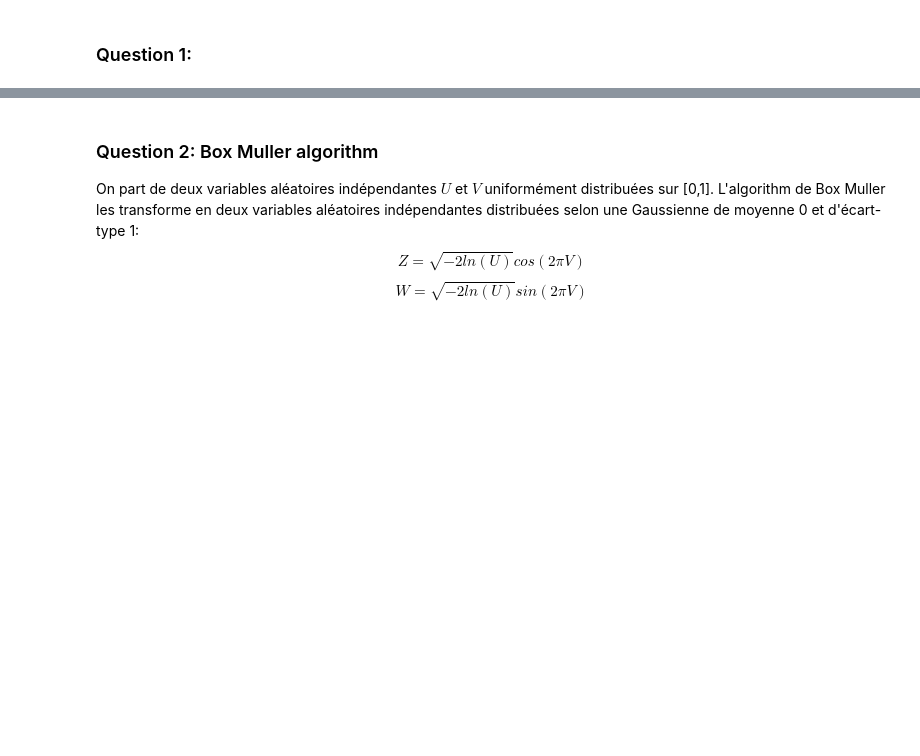
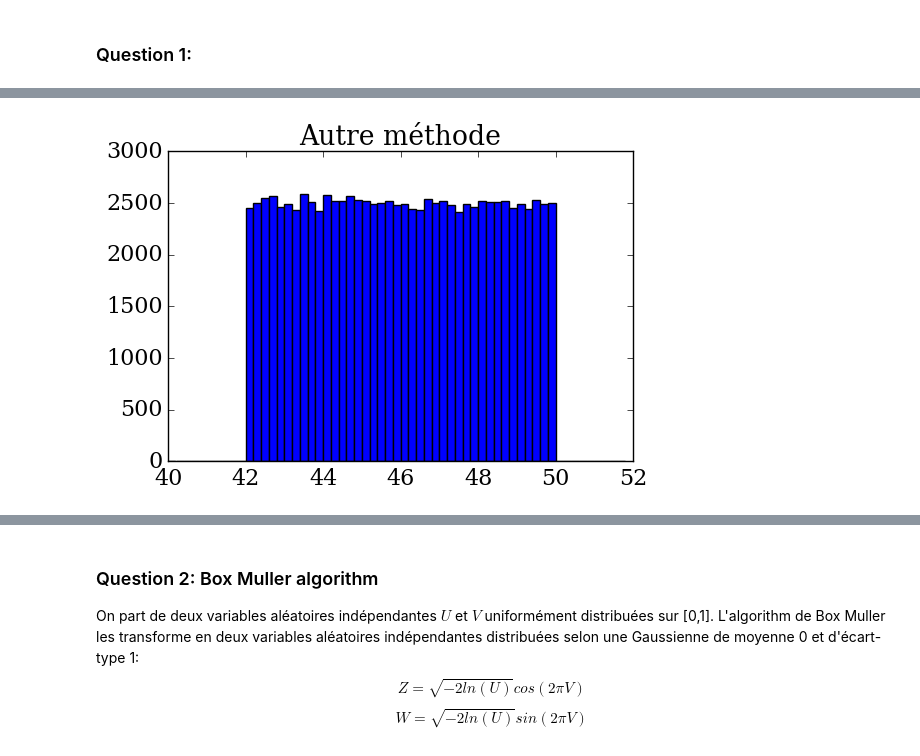
Before and after one commit to be-rays/Module6_MonteCarlo, a Jupyter notebook: MonteCarlo.ipynb, the cells around one changed output, grey strips where cells are left out. Cells and saved outputs as stored; diff of their text form; code cells hidden in the pictures; blank space fills up the shorter version.

```diff
--- a/MonteCarlo.ipynb
+++ b/MonteCarlo.ipynb
@@ -37 +30,9 @@ while i<(len(a)-1) :
     i+=1
+# %%
+i=0
+b=numpy.zeros(100000)
+while i<(len(a)-1) :
+
+    t=numpy.random.random()
+    b[i]=(42*(1-t)+t*50)
+    i+=1
@@ -38,3 +45,9 @@ while i<(len(a)-1) :
+# %%
+pyplot.title('Autre méthode')
+pyplot.xlim(40,52)
+pyplot.hist(b,bins=numpy.arange(40,52, 0.2),normed=False, color = 'blue');
+# %% [output]
+[figure, added]
 # %%
 # Number of random numbers to draw according to p1
 K = 1.4
```
Also changed, not shown: parts of 22 cells of this notebook.
